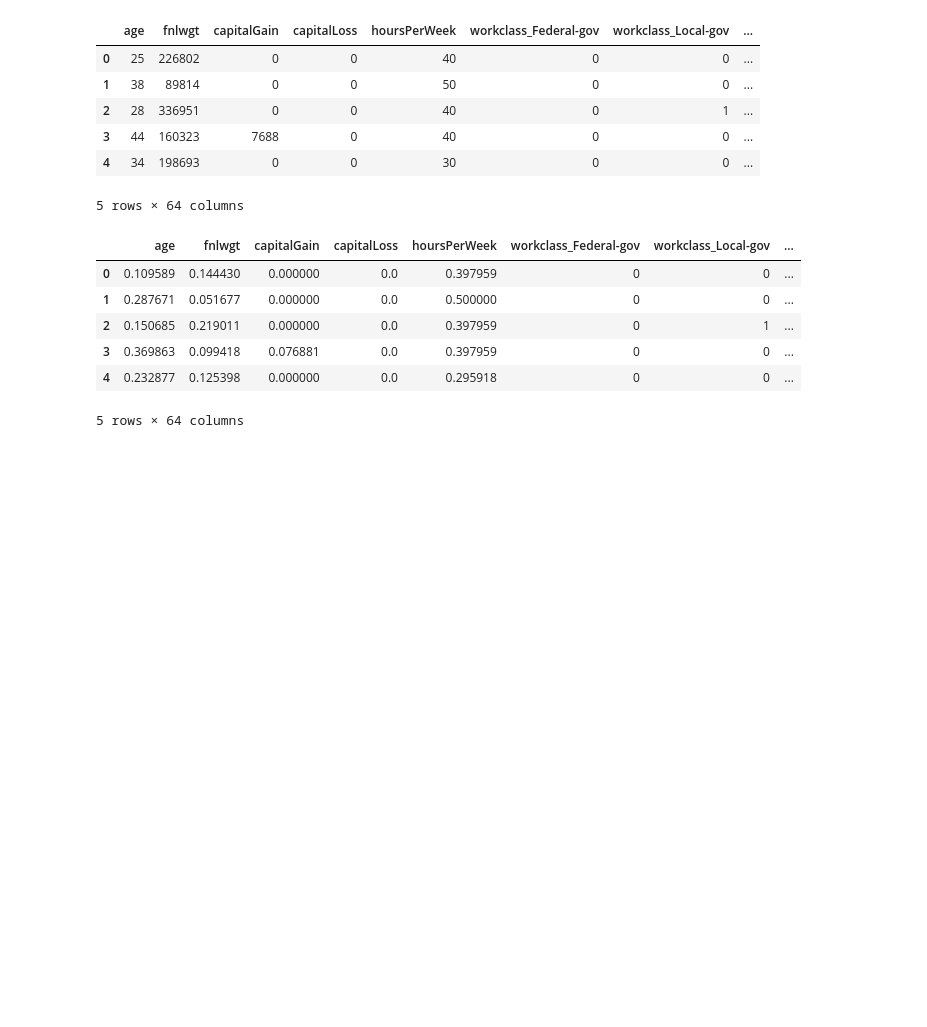
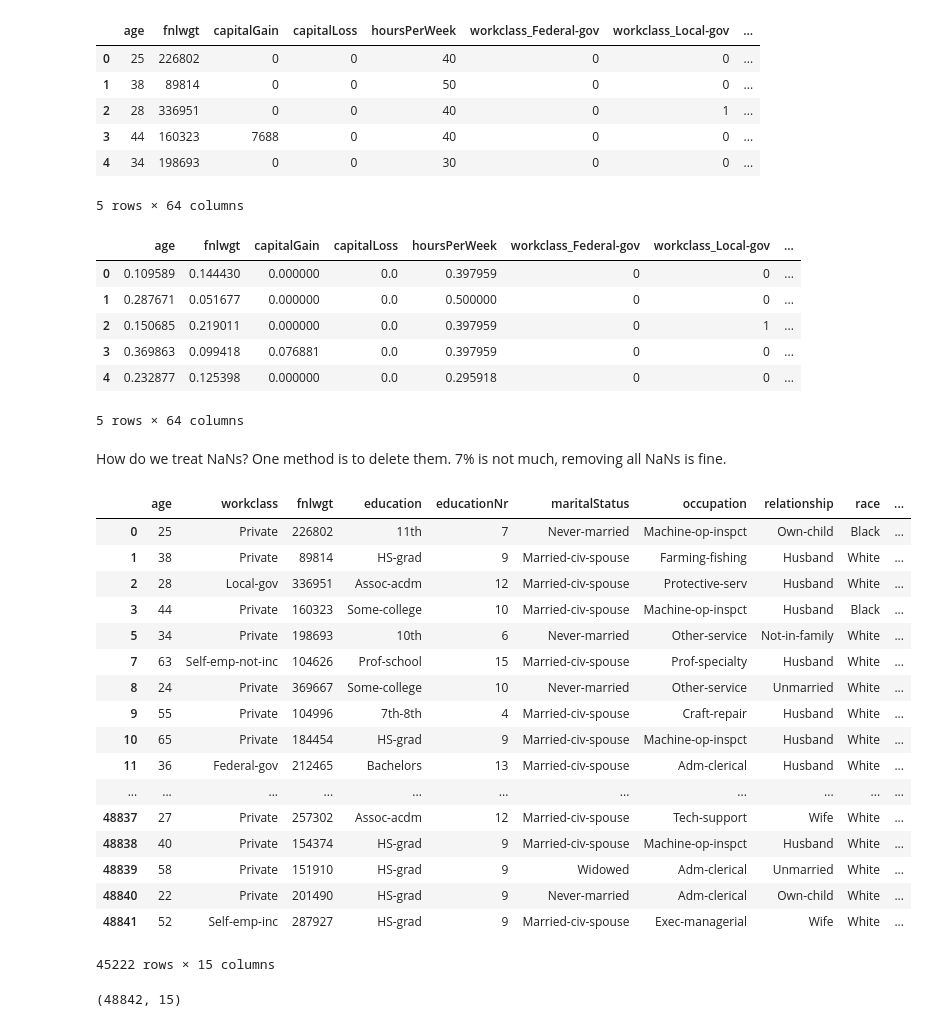
Before and after one commit to Alsaxian/salaryDiscovery, a Jupyter notebook: Explanation.ipynb, the cells around one changed output. Drawn from its saved outputs; the diff is of its cells as text; code cells hidden in the pictures; blank space fills up the shorter version.

```diff
--- a/Explanation.ipynb
+++ b/Explanation.ipynb
@@ -51,0 +56,17 @@ dtype: int64
+# %%
+# complete.drop(labels = "education", axis = 1, inplace = True)
+# complete_num = pd.get_dummies(complete, columns = ["workclass", "educationNr", "maritalStatus",
+#         "occupation", "relationship", "race", "sex", "nativeCountry", "salary"],
+#                              dummy_na = True)
+# complete_num.head()
+# complete_num.columns
+
+complete["country_typeI"] = complete["nativeCountry"].isin(["United-States",
+            "England", "Canada", "Outlying-US(Guam-USVI-etc)", "Japan", "Greece", "South",
+                "Italy", "Portugal", "Ireland", "France", "Taiwan", "Scotland",
+                    "Hong", "Holand-Netherlands"]) * 1
+complete["country_typeI"].value_counts()
+complete["nationals"] = (complete["nativeCountry"] == "United-States") * 1
+complete["nationals"].value_counts()
+print(complete["educationNr"].value_counts())
+print(complete["education"].value_counts())
@@ -51,0 +91,23 @@ dtype: int64
+# %%
+def numericEducation (x):
+    if x in range(1, 5):
+        return 0
+    elif x in range(5, 9):
+        return 0.03125
+    elif x == 9:
+        return 0.0625
+    elif x in range(10, 13):
+        return 0.125
+    elif x == 13:
+        return 0.25
+    elif x == 14:
+        return 0.5
+    elif x in range (15, 17):
+        return 1
+    else:
+        return np.nan
+
+
+complete["educationGeneral"] = complete["educationNr"].map(numericEducation)
+complete["educationGeneral"].value_counts()
+#complete["educationNr"].tail(10)
@@ -277,3 +245,30 @@ df_num.head()
 df_num.to_pickle("preprocessed")
 
 # to read it back here: nom_df = pd.read_hdf("preprocessed", "df1")
+# %% [markdown]
+How do we treat NaNs? One method is to delete them. 7% is not much, removing all NaNs is fine.
+# %%
+complete.dropna()
+# %% [output]
+|  | age | workclass | fnlwgt | education | educationNr | maritalStatus | occupation | relationship | race | ... |
+| 0 | 25 | Private | 226802 | 11th | 7 | Never-married | Machine-op-inspct | Own-child | Black | ... |
+| 1 | 38 | Private | 89814 | HS-grad | 9 | Married-civ-spouse | Farming-fishing | Husband | White | ... |
+| 2 | 28 | Local-gov | 336951 | Assoc-acdm | 12 | Married-civ-spouse | Protective-serv | Husband | White | ... |
+| 3 | 44 | Private | 160323 | Some-college | 10 | Married-civ-spouse | Machine-op-inspct | Husband | Black | ... |
+| 5 | 34 | Private | 198693 | 10th | 6 | Never-married | Other-service | Not-in-family | White | ... |
+| 7 | 63 | Self-emp-not-inc | 104626 | Prof-school | 15 | Married-civ-spouse | Prof-specialty | Husband | White | ... |
+| 8 | 24 | Private | 369667 | Some-college | 10 | Never-married | Other-service | Unmarried | White | ... |
+| 9 | 55 | Private | 104996 | 7th-8th | 4 | Married-civ-spouse | Craft-repair | Husband | White | ... |
+| 10 | 65 | Private | 184454 | HS-grad | 9 | Married-civ-spouse | Machine-op-inspct | Husband | White | ... |
+| 11 | 36 | Federal-gov | 212465 | Bachelors | 13 | Married-civ-spouse | Adm-clerical | Husband | White | ... |
+| ... | ... | ... | ... | ... | ... | ... | ... | ... | ... | ... |
+| 48837 | 27 | Private | 257302 | Assoc-acdm | 12 | Married-civ-spouse | Tech-support | Wife | White | ... |
+| 48838 | 40 | Private | 154374 | HS-grad | 9 | Married-civ-spouse | Machine-op-inspct | Husband | White | ... |
+| 48839 | 58 | Private | 151910 | HS-grad | 9 | Widowed | Adm-clerical | Unmarried | White | ... |
+| 48840 | 22 | Private | 201490 | HS-grad | 9 | Never-married | Adm-clerical | Own-child | White | ... |
+| 48841 | 52 | Self-emp-inc | 287927 | HS-grad | 9 | Married-civ-spouse | Exec-managerial | Wife | White | ... |
+45222 rows × 15 columns
+# %%
+complete
+# %% [output]
+(48842, 15)
```
Also changed, not shown: parts of 29 cells of this notebook, 1 other file.
